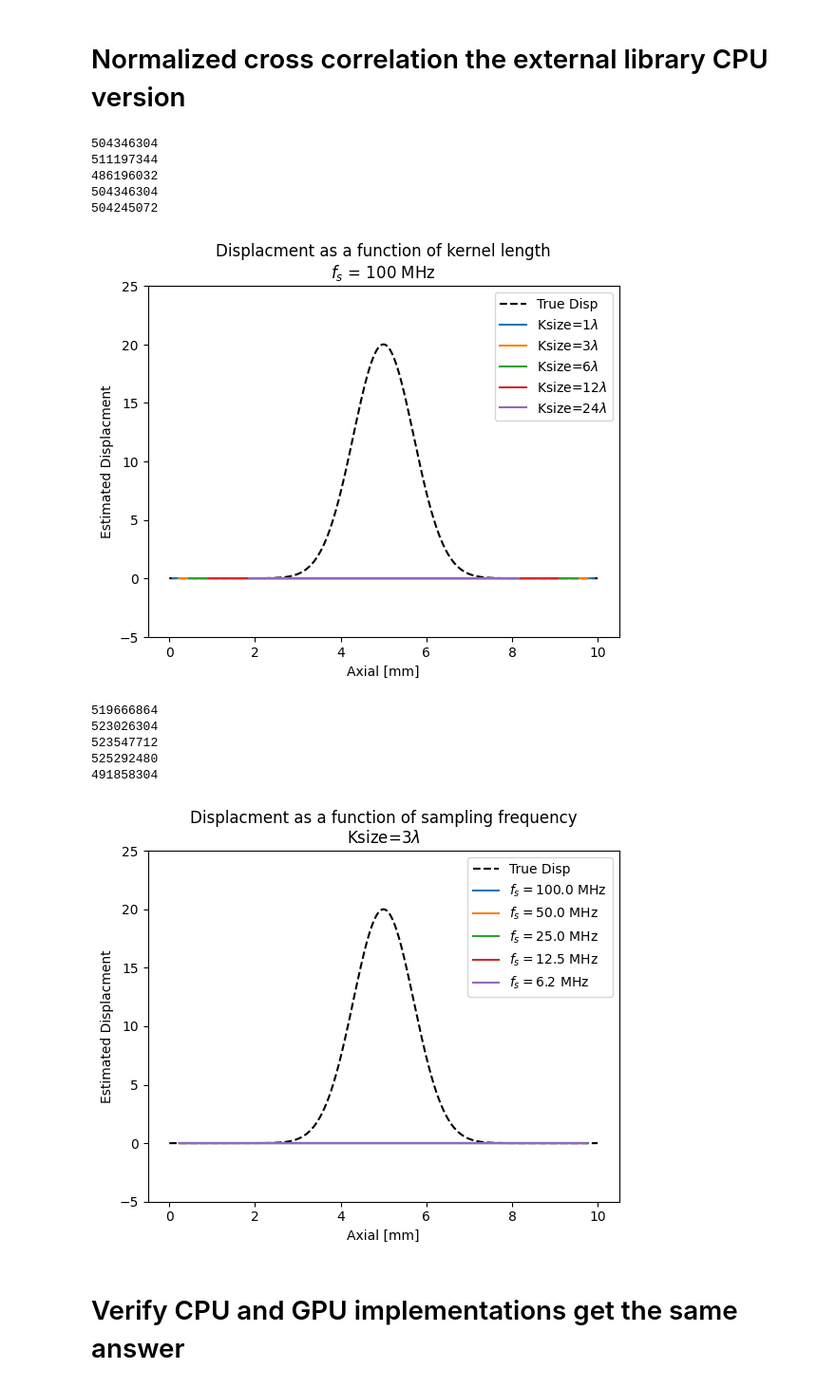
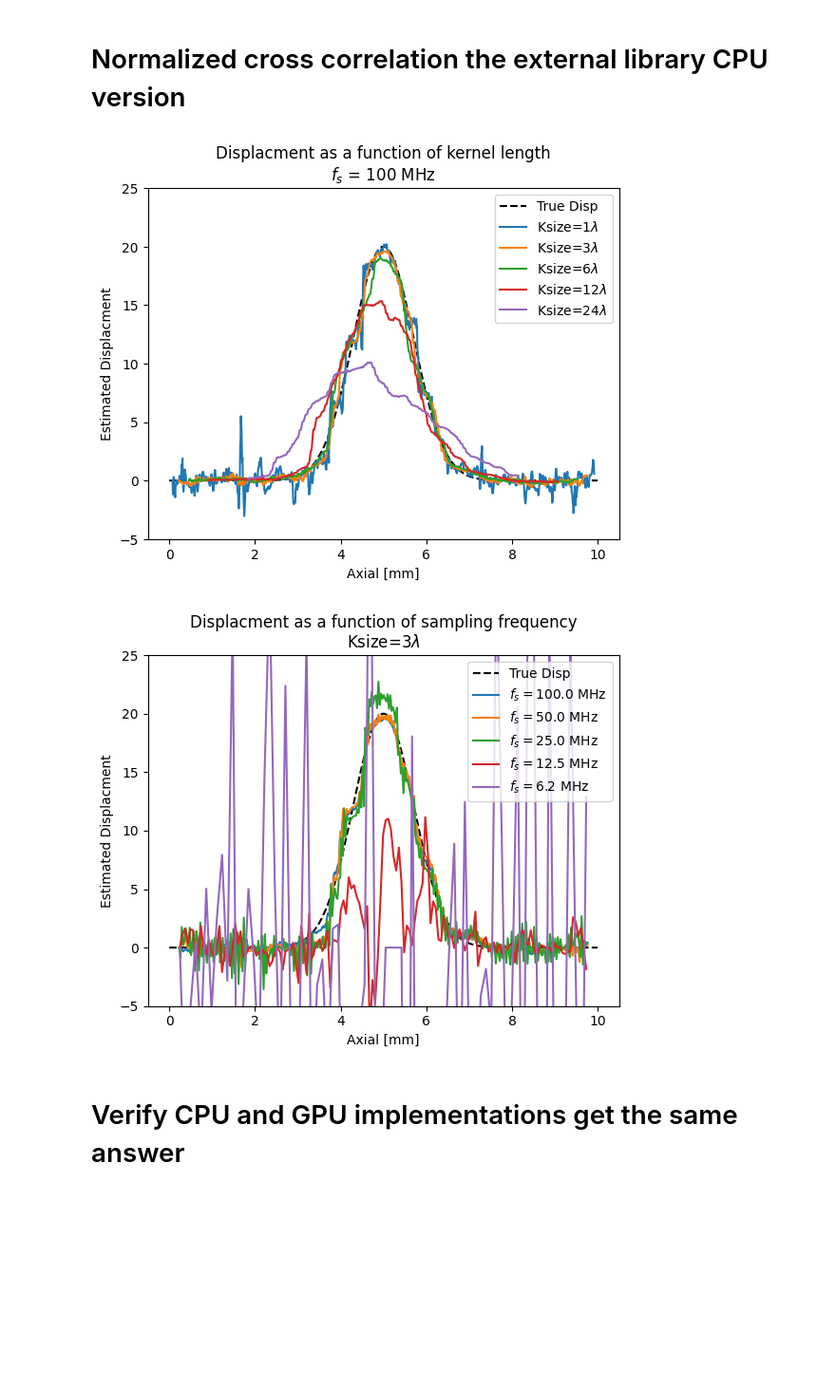
Before and after one commit to wewightman/pyusel-dispest, a Jupyter notebook: examples/partmotion.ipynb, the cells around one changed output. Shown at 95% size. Saved outputs shown, nothing was run; the diff lists cells and outputs as text; code cells hidden in the pictures; blank space fills up the shorter version.

```diff
--- a/examples/partmotion.ipynb
+++ b/examples/partmotion.ipynb
@@ -269,8 +269,8 @@ for lam in [1, 3, 6, 12, 24]:
     t1dec = trace1[::dec]
 
     dxsamp, rho, imid = nxcorr_cpu(t0dec, t1dec, ksize, 1, ilam//2)
-    rhos.append(rho)
-    dx = 1E6*dec*c*(dxsamp)/(2*fs)
+    rhos.append(rho.flatten())
+    dx = 1E6*dec*c*(dxsamp.flatten())/(2*fs)
     disps.append(dx)
     xest = 1E3*c*dec*imid/(2*fs)
     xests.append(xest)
@@ -289,45 +289,35 @@ rhos_gpu = rhos
 xms_gpu = xests
 
 # calculate displacement with different kernel lengths
 plt.figure()
 plt.plot(1E3*x, 1E6*disp0, color='k', linestyle='--', label='True Disp')
 
 
 disps = []
 lam=3
 rhos = []
 for dec in [10, 20, 40, 80, 160]:
     ksize = int(np.ceil(lam*fs/(dec*fc)))
     ilam = int(np.ceil(fs/(dec*fc)))
     t0dec = trace0[::dec]
     t1dec = trace1[::dec]
 
     dxsamp, rho, imid = nxcorr_cpu(t0dec, t1dec, ksize, 1, ilam//2)
     rhos.append(rhos)
     dx = 1E6*dec*c*(dxsamp)/(2*fs)
     xest = 1E3*c*dec*imid/(2*fs)
 
     plt.plot(xest, dx.T, label="$f_s=" + f"{fs/(1E6*dec):0.01f}" + "$ MHz")
 
 plt.legend()
 plt.ylim(-5, 25)
 plt.ylabel("Estimated Displacment")
 plt.xlabel("Axial [mm]")
 plt.title("Displacment as a function of sampling frequency\nKsize=3$\\lambda$")
 plt.show()
 # %% [output]
-504346304
-511197344
-486196032
-504346304
-504245072
-[figure, old version]
+[figure, new version]
-519666864
-523026304
-523547712
-525292480
-491858304
-[figure, old version]
+[figure, new version]
 # %% [markdown]
 # Verify CPU and GPU implementations get the same answer
 # %%
```
Also changed, not shown: parts of 1 cell of this notebook, 1 other file.
